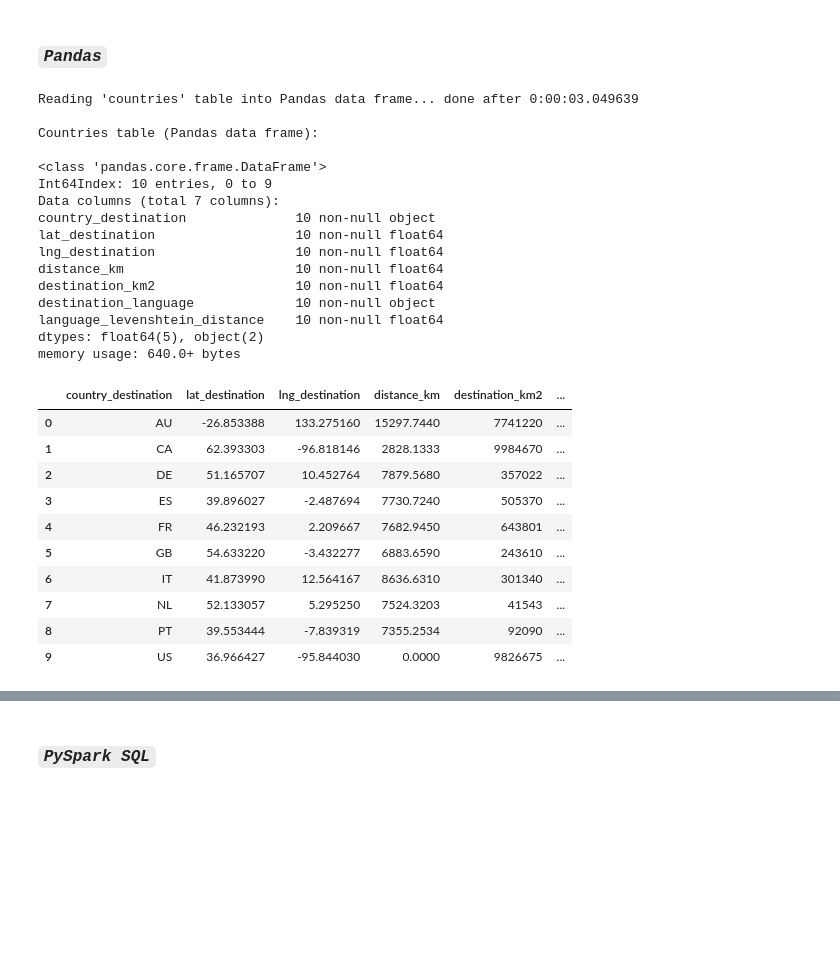
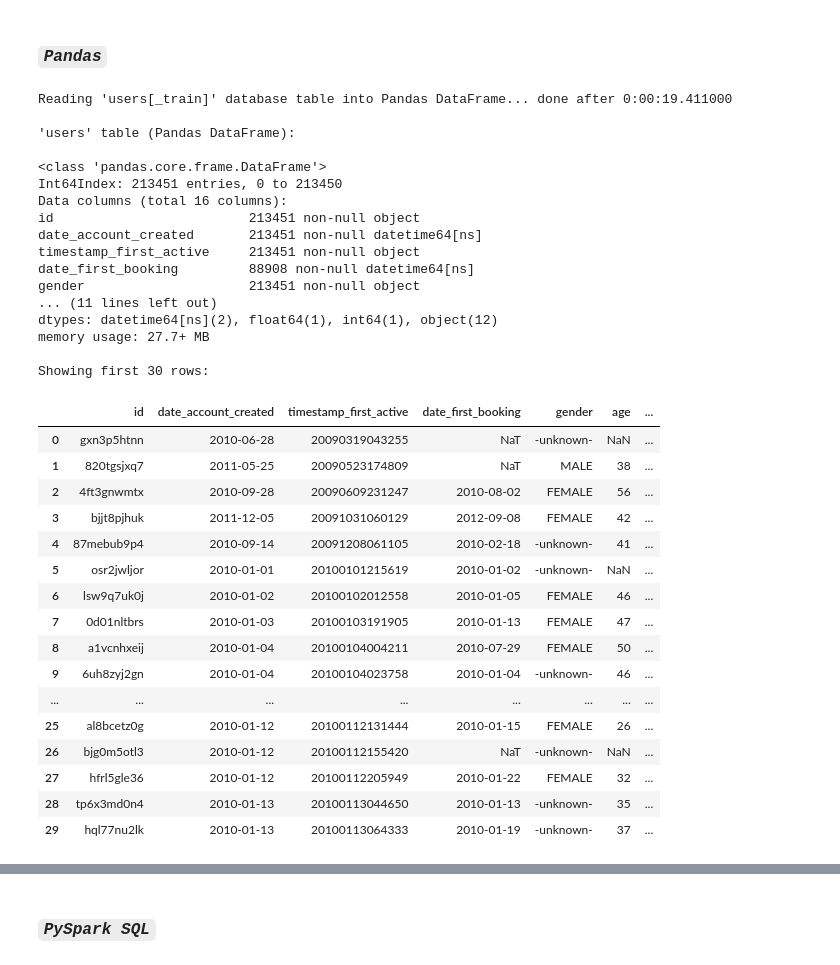
Before and after one commit to ChicagoBoothAnalytics/RelationalData, a Jupyter notebook: Cases/Kaggle AirBnB/Python/KaggleAirBnB-PythonPandas-PySparkDataFrameSQL.ipynb, the cells around one changed output, grey strips where cells are left out. Cells and saved outputs as stored; diff of their text form; code cells hidden in the pictures; blank space fills up the shorter version.

```diff
--- a/Cases/Kaggle AirBnB/Python/KaggleAirBnB-PythonPandas-PySparkDataFrameSQL.ipynb
+++ b/Cases/Kaggle AirBnB/Python/KaggleAirBnB-PythonPandas-PySparkDataFrameSQL.ipynb
@@ -200,52 +195,60 @@ sc.addFile(POSTGRESQL_JDBC_DRIVER_URL)
 # %% [markdown]
 ### ___`Pandas`___
 # %%
-print("Reading 'countries' table into Pandas data frame... ", end='')
+print("Reading 'users[_train]' database table into Pandas DataFrame... ", end='')
 tic = datetime.datetime.now()
 
-countries_df = \
+users_df = \
     pandas.read_sql_table(
-        table_name='countries',   # Name of SQL table in database
-        con=DB_ACCESS_URL,        # SQLAlchemy connectable (or database string URI)
-        schema=None,              # Name of SQL schema in database to query; If None, use default schema (default).
-        index_col=None,           # Column(s) to set as index(MultiIndex); string or list of strings
-        coerce_float=True,        # Convert non-string, non-numeric objects (like decimal.Decimal) to floating point
-        parse_dates=None,         # List of column names to parse as dates
-        columns=None,             # List of column names to select from sql table; if None, select all
+        table_name='users_train',   # Name of SQL table in database
+        con=DB_ACCESS_URL,          # SQLAlchemy connectable (or database string URI)
+        schema=None,                # Name of SQL schema in database to query; If None, use default schema (default).
+        index_col=None,             # Column(s) to set as index(MultiIndex); string or list of strings
+        coerce_float=True,          # Convert non-string, non-numeric objects (like decimal.Decimal) to floating point
+        parse_dates=None,           # List of column names to parse as dates
+        columns=None,               # List of column names to select from sql table; if None, select all
     )
 
 toc = datetime.datetime.now()
 print('done after %s\n' % str(toc-tic))
 
-print('Countries table (Pandas data frame):\n')
-countries_df.info()
+print("'users' table (Pandas DataFrame):\n")
+users_df.info()
 
-countries_df
+print('\nShowing first %i rows:' % NB_EXAMPLES_TO_SHOW)
+users_df[:NB_EXAMPLES_TO_SHOW]
 # %% [output]
-Reading 'countries' table into Pandas data frame... done after 0:00:03.049639
+Reading 'users[_train]' database table into Pandas DataFrame... done after 0:00:19.411000
 
-Countries table (Pandas data frame):
+'users' table (Pandas DataFrame):
 
 <class 'pandas.core.frame.DataFrame'>
-Int64Index: 10 entries, 0 to 9
-Data columns (total 7 columns):
-country_destination              10 non-null object
-lat_destination                  10 non-null float64
-lng_destination                  10 non-null float64
-distance_km                      10 non-null float64
-destination_km2                  10 non-null float64
-destination_language             10 non-null object
-language_levenshtein_distance    10 non-null float64
-dtypes: float64(5), object(2)
-memory usage: 640.0+ bytes
+Int64Index: 213451 entries, 0 to 213450
+Data columns (total 16 columns):
+id                         213451 non-null object
+date_account_created       213451 non-null datetime64[ns]
+timestamp_first_active     213451 non-null object
+date_first_booking         88908 non-null datetime64[ns]
+gender                     213451 non-null object
+... (11 lines left out)
+dtypes: datetime64[ns](2), float64(1), int64(1), object(12)
+memory usage: 27.7+ MB
+
+Showing first 30 rows:
-|  | country_destination | lat_destination | lng_destination | distance_km | destination_km2 | ... |
-| 0 | AU | -26.853388 | 133.275160 | 15297.7440 | 7741220 | ... |
-| 1 | CA | 62.393303 | -96.818146 | 2828.1333 | 9984670 | ... |
-| 2 | DE | 51.165707 | 10.452764 | 7879.5680 | 357022 | ... |
-| 3 | ES | 39.896027 | -2.487694 | 7730.7240 | 505370 | ... |
-| 4 | FR | 46.232193 | 2.209667 | 7682.9450 | 643801 | ... |
-| 5 | GB | 54.633220 | -3.432277 | 6883.6590 | 243610 | ... |
-| 6 | IT | 41.873990 | 12.564167 | 8636.6310 | 301340 | ... |
-| 7 | NL | 52.133057 | 5.295250 | 7524.3203 | 41543 | ... |
-| 8 | PT | 39.553444 | -7.839319 | 7355.2534 | 92090 | ... |
-| 9 | US | 36.966427 | -95.844030 | 0.0000 | 9826675 | ... |
+|  | id | date_account_created | timestamp_first_active | date_first_booking | gender | age | ... |
+| 0 | gxn3p5htnn | 2010-06-28 | 20090319043255 | NaT | -unknown- | NaN | ... |
+| 1 | 820tgsjxq7 | 2011-05-25 | 20090523174809 | NaT | MALE | 38 | ... |
+| 2 | 4ft3gnwmtx | 2010-09-28 | 20090609231247 | 2010-08-02 | FEMALE | 56 | ... |
+| 3 | bjjt8pjhuk | 2011-12-05 | 20091031060129 | 2012-09-08 | FEMALE | 42 | ... |
+| 4 | 87mebub9p4 | 2010-09-14 | 20091208061105 | 2010-02-18 | -unknown- | 41 | ... |
+| 5 | osr2jwljor | 2010-01-01 | 20100101215619 | 2010-01-02 | -unknown- | NaN | ... |
+| 6 | lsw9q7uk0j | 2010-01-02 | 20100102012558 | 2010-01-05 | FEMALE | 46 | ... |
+| 7 | 0d01nltbrs | 2010-01-03 | 20100103191905 | 2010-01-13 | FEMALE | 47 | ... |
+| 8 | a1vcnhxeij | 2010-01-04 | 20100104004211 | 2010-07-29 | FEMALE | 50 | ... |
+| 9 | 6uh8zyj2gn | 2010-01-04 | 20100104023758 | 2010-01-04 | -unknown- | 46 | ... |
+| ... | ... | ... | ... | ... | ... | ... | ... |
+| 25 | al8bcetz0g | 2010-01-12 | 20100112131444 | 2010-01-15 | FEMALE | 26 | ... |
+| 26 | bjg0m5otl3 | 2010-01-12 | 20100112155420 | NaT | -unknown- | NaN | ... |
+| 27 | hfrl5gle36 | 2010-01-12 | 20100112205949 | 2010-01-22 | FEMALE | 32 | ... |
+| 28 | tp6x3md0n4 | 2010-01-13 | 20100113044650 | 2010-01-13 | -unknown- | 35 | ... |
+| 29 | hql77nu2lk | 2010-01-13 | 20100113064333 | 2010-01-19 | -unknown- | 37 | ... |
```
Also changed, not shown: parts of 63 cells of this notebook.
